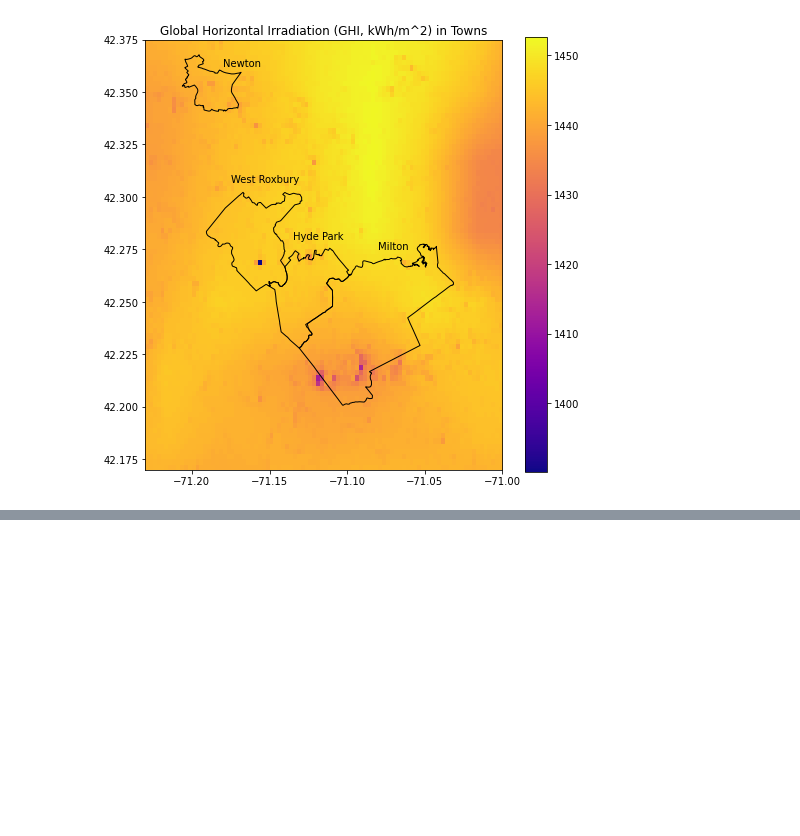
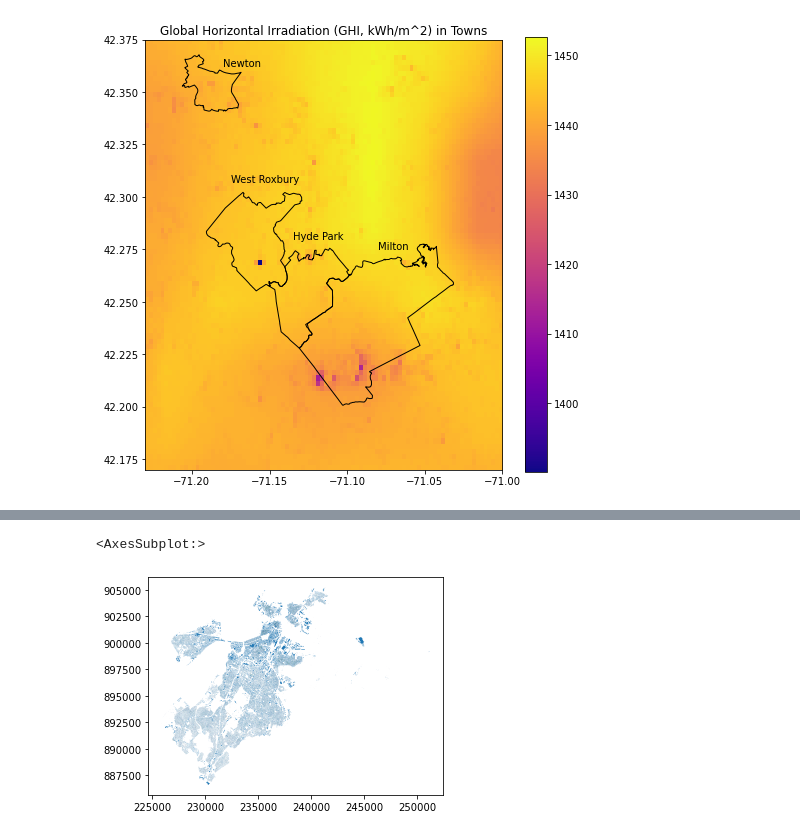
Before and after one commit to ghostpress/ma-solar, a Jupyter notebook: code/initViz.ipynb, the cells around one changed output, grey strips where cells are left out. Saved outputs shown, nothing was run; the diff lists cells and outputs as text; code cells hidden in the pictures; blank space fills up the shorter version.

```diff
--- a/code/initViz.ipynb
+++ b/code/initViz.ipynb
@@ -399,0 +405,4 @@ plt.savefig(outputDir('viz/GHItowns.png'), dpi=150, format='png')
+# %%
+roofsBoston = gpd.read_file(dataDir('roofprintsBoston/structures_poly_35.shp'))
+roofsMilton = gpd.read_file(dataDir('roofprintsMilton/structures_poly_189.shp'))
+roofsNewton = gpd.read_file(dataDir('roofprintsNewton/structures_poly_207.shp'))
@@ -399,0 +425,5 @@ plt.savefig(outputDir('viz/GHItowns.png'), dpi=150, format='png')
+# %%
+roofsBoston.plot()
+# %% [output]
+<AxesSubplot:>
+[figure, added]
```
Also changed, not shown: parts of 12 cells of this notebook, 1 other file.
